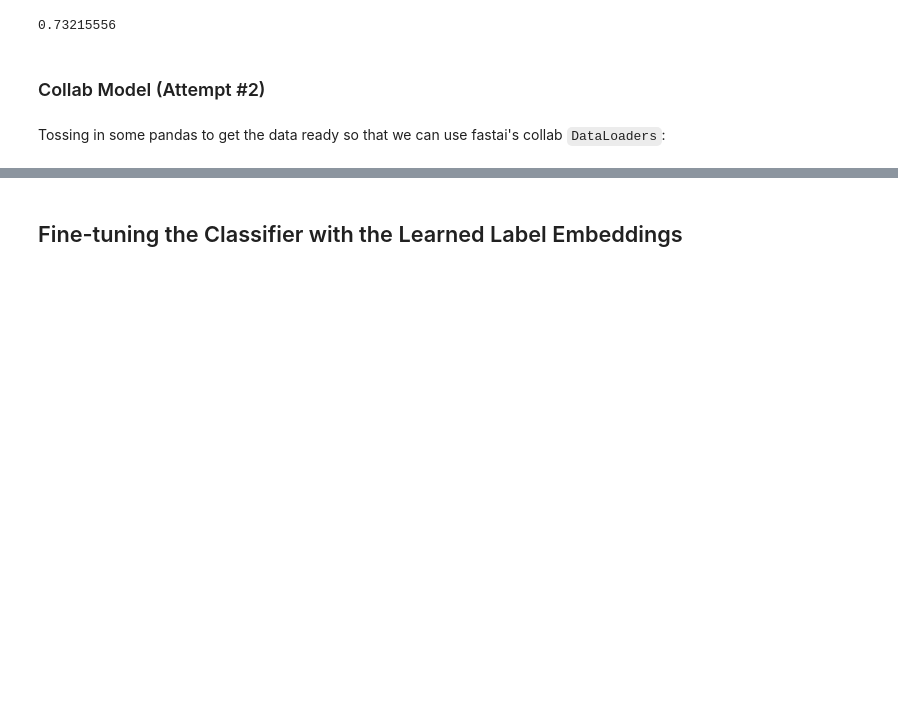
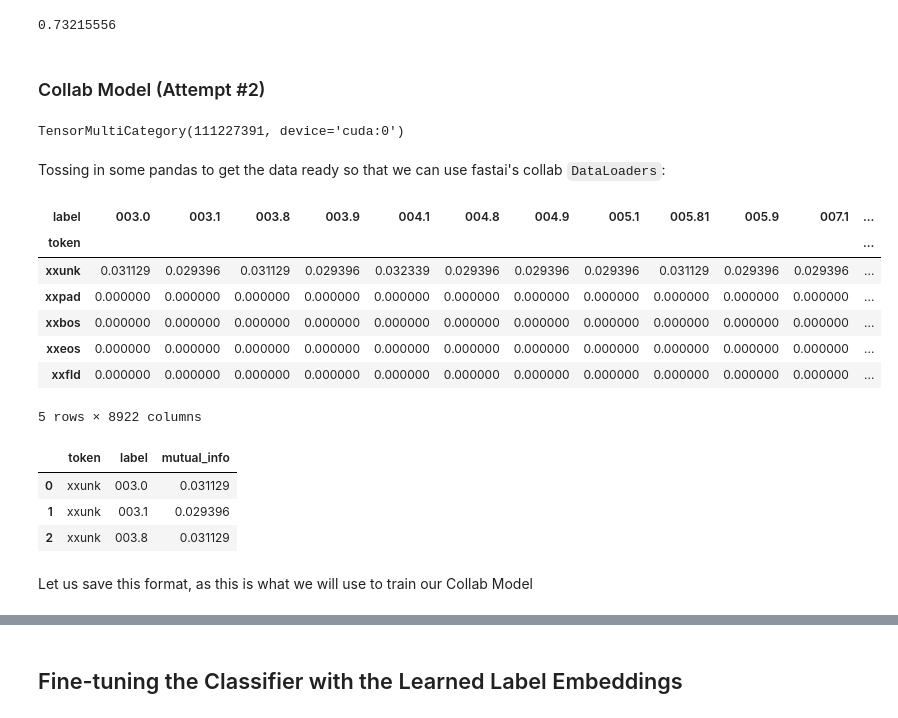
Before and after one commit to debjyotiSRoy/xcube_old, a Jupyter notebook: nbs/examples/mimic/sample/mimic3-9k_sample.ipynb, the cells around one changed output, grey strips where cells are left out. Cells and saved outputs as stored; diff of their text form; code cells hidden in the pictures; blank space fills up the shorter version.

Commit message:
preparing collab dataloaders after bootstraping

```diff
--- a/nbs/examples/mimic/sample/mimic3-9k_sample.ipynb
+++ b/nbs/examples/mimic/sample/mimic3-9k_sample.ipynb
@@ -1948,2 +1974,6 @@ for o in (toks, lbs, info): assert o is not None
+# %%
+torch.where(info<0, 1, 0).sum()
+# %% [output]
+TensorMultiCategory(111227391, device='cuda:0')
 # %% [markdown]
 Tossing in some pandas to get the data ready so that we can use fastai's collab `DataLoaders`:
@@ -1956,0 +1986,14 @@ df_collab = df_collab.stack().reset_index(name='mutual_info')
+# %%
+# with pd.option_context('display.max_columns', 50):
+pd.set_option('display.max_columns', 50)
+df_collab.head()
+# pd.reset_option('all')
+# %% [output]
+| label | 003.0 | 003.1 | 003.8 | 003.9 | 004.1 | 004.8 | 004.9 | 005.1 | 005.81 | 005.9 | 007.1 | ... |
+| token |  |  |  |  |  |  |  |  |  |  |  | ... |
+| xxunk | 0.031129 | 0.029396 | 0.031129 | 0.029396 | 0.032339 | 0.029396 | 0.029396 | 0.029396 | 0.031129 | 0.029396 | 0.029396 | ... |
+| xxpad | 0.000000 | 0.000000 | 0.000000 | 0.000000 | 0.000000 | 0.000000 | 0.000000 | 0.000000 | 0.000000 | 0.000000 | 0.000000 | ... |
+| xxbos | 0.000000 | 0.000000 | 0.000000 | 0.000000 | 0.000000 | 0.000000 | 0.000000 | 0.000000 | 0.000000 | 0.000000 | 0.000000 | ... |
+| xxeos | 0.000000 | 0.000000 | 0.000000 | 0.000000 | 0.000000 | 0.000000 | 0.000000 | 0.000000 | 0.000000 | 0.000000 | 0.000000 | ... |
+| xxfld | 0.000000 | 0.000000 | 0.000000 | 0.000000 | 0.000000 | 0.000000 | 0.000000 | 0.000000 | 0.000000 | 0.000000 | 0.000000 | ... |
+5 rows × 8922 columns
@@ -1957 +2004,10 @@ df_collab = df_collab.stack().reset_index(name='mutual_info')
+# %%
+df_collab.head(3)
+# %% [output]
+|  | token | label | mutual_info |
+| 0 | xxunk | 003.0 | 0.031129 |
+| 1 | xxunk | 003.1 | 0.029396 |
+| 2 | xxunk | 003.8 | 0.031129 |
+# %% [markdown]
+Let us save this format, as this is what we will use to train our Collab Model
 # %%
```
Also changed, not shown: parts of 27 cells of this notebook, 2 other files.
